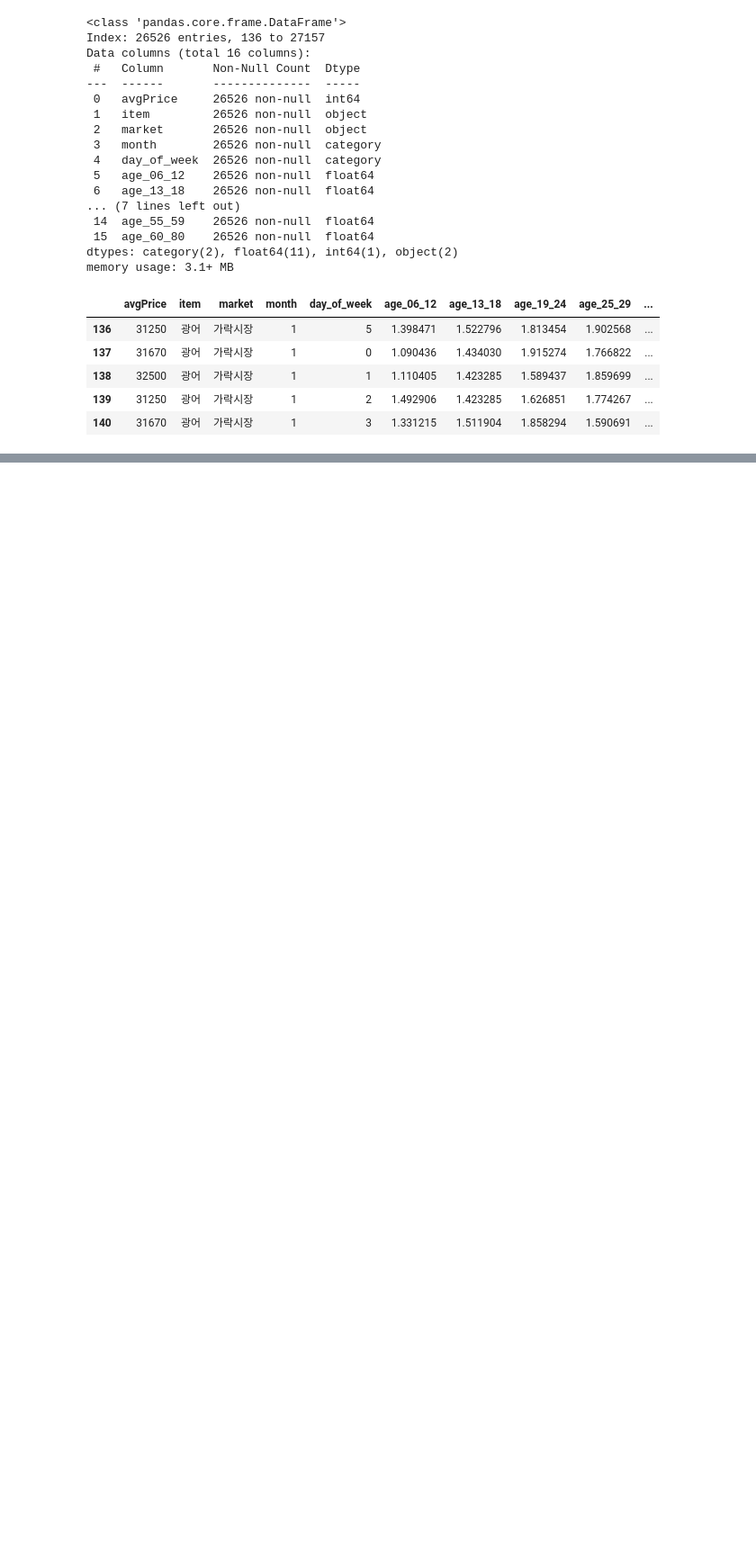
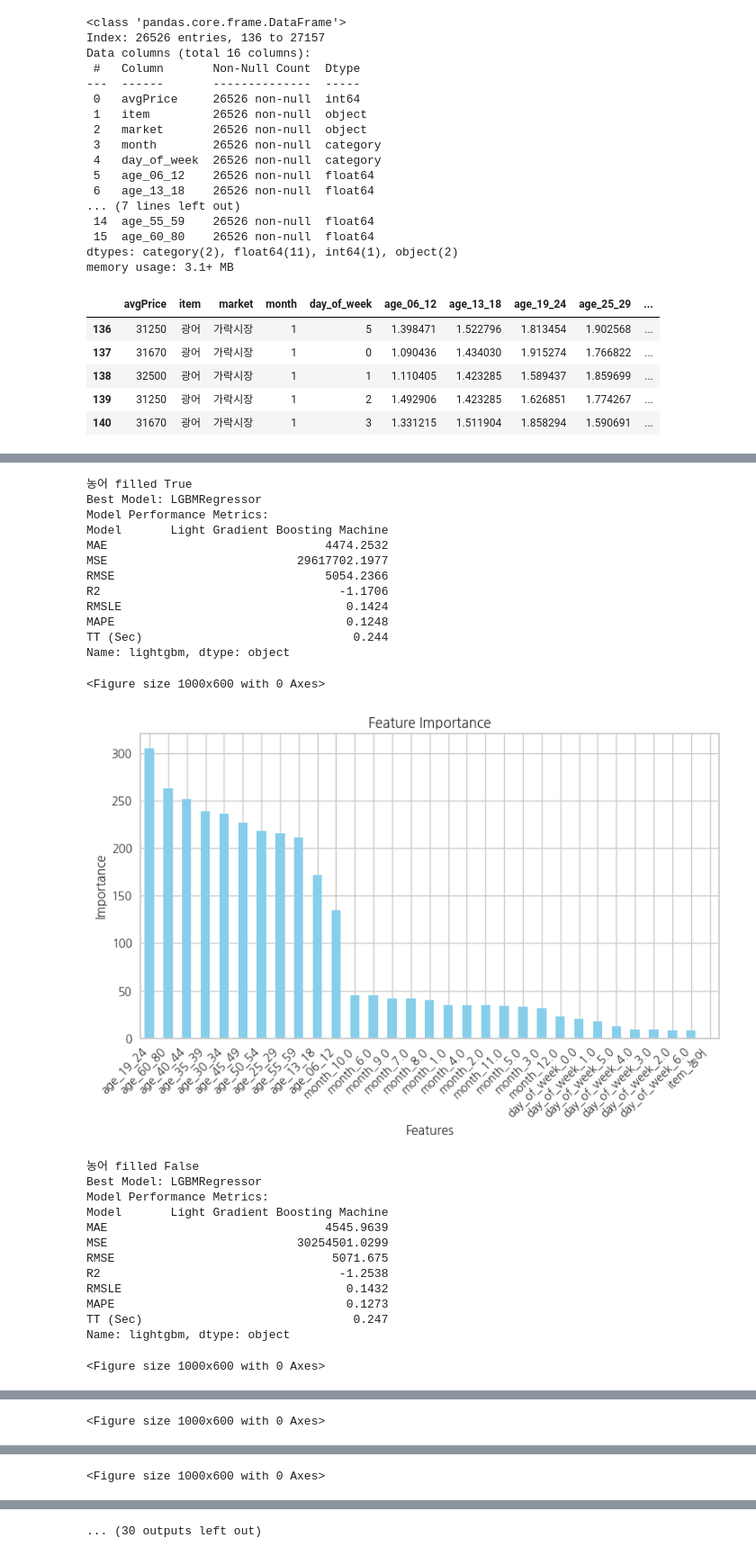
Before and after one commit to vhf1030/Pisces, a Jupyter notebook: notebooks/fs_search_trend.ipynb, the cells around one changed output, grey strips where cells are left out. Shown at 90% size. Cells and saved outputs as stored; diff of their text form; code cells hidden in the pictures; blank space fills up the shorter version.

```diff
--- a/notebooks/fs_search_trend.ipynb
+++ b/notebooks/fs_search_trend.ipynb
@@ -117,13 +148,24 @@ from pycaret.regression import setup, compare_models, get_config, pull
 import matplotlib.pyplot as plt
 import koreanize_matplotlib
 
-def run_automl_feature_importance(data):
+def run_automl_feature_importance(data, time_series_split=False):
     # PyCaret 설정
+    if time_series_split is True:
+        fold_strategy = "timeseries"
+        data_split_shuffle = False
+        fold_shuffle = False
+    else:
+        fold_strategy = "kfold"
+        data_split_shuffle = True
+        fold_shuffle = True
     setup(
         data=data,
         target="avgPrice",
         session_id=1030,  # 재현성을 위한 난수 시드
         normalize=True,  # 데이터 스케일링
+        fold_strategy=fold_strategy,
+        data_split_shuffle=data_split_shuffle,
+        fold_shuffle=fold_shuffle,
         verbose=False
     )
 
@@ -154,5 +196,3 @@ def run_automl_feature_importance(data):
     plt.tight_layout()
     plt.show()
     return best_model
-# %%
-run_automl_feature_importance(df_merged)
@@ -250,0 +304,37 @@ Name: catboost, dtype: object
+# %%
+item_list = ['농어', '광어', '대게', '연어', '우럭', '참돔', '방어']
+for item in item_list:
+    for fill in [True, False]:
+        print(item, 'filled', fill)
+        df_merged = gen_merge_dataset(fill=fill, item=item, drop_cols=[
+            "avgPrice_lag_1", "avgPrice_lag_2", "avgPrice_lag_3", "avgPrice_lag_7", "market"
+        ])
+        run_automl_feature_importance(df_merged, time_series_split=True)
+# %% [output]
+농어 filled True
+Best Model: LGBMRegressor
+Model Performance Metrics:
+Model       Light Gradient Boosting Machine
+MAE                               4474.2532
+MSE                           29617702.1977
+RMSE                              5054.2366
+R2                                  -1.1706
+RMSLE                                0.1424
+MAPE                                 0.1248
+TT (Sec)                              0.244
+Name: lightgbm, dtype: object
+<Figure size 1000x600 with 0 Axes>
+[figure, added]
+농어 filled False
+Best Model: LGBMRegressor
+Model Performance Metrics:
+Model       Light Gradient Boosting Machine
+MAE                               4545.9639
+MSE                           30254501.0299
+RMSE                               5071.675
+R2                                  -1.2538
+RMSLE                                0.1432
+MAPE                                 0.1273
+TT (Sec)                              0.247
+Name: lightgbm, dtype: object
+<Figure size 1000x600 with 0 Axes>
@@ -250,0 +354 @@ Name: catboost, dtype: object
+<Figure size 1000x600 with 0 Axes>
@@ -250,0 +368 @@ Name: catboost, dtype: object
+<Figure size 1000x600 with 0 Axes>
@@ -250,0 +370 @@ Name: catboost, dtype: object
+... (30 outputs left out)
```
Also changed, not shown: parts of 30 cells of this notebook, 6 other files.
